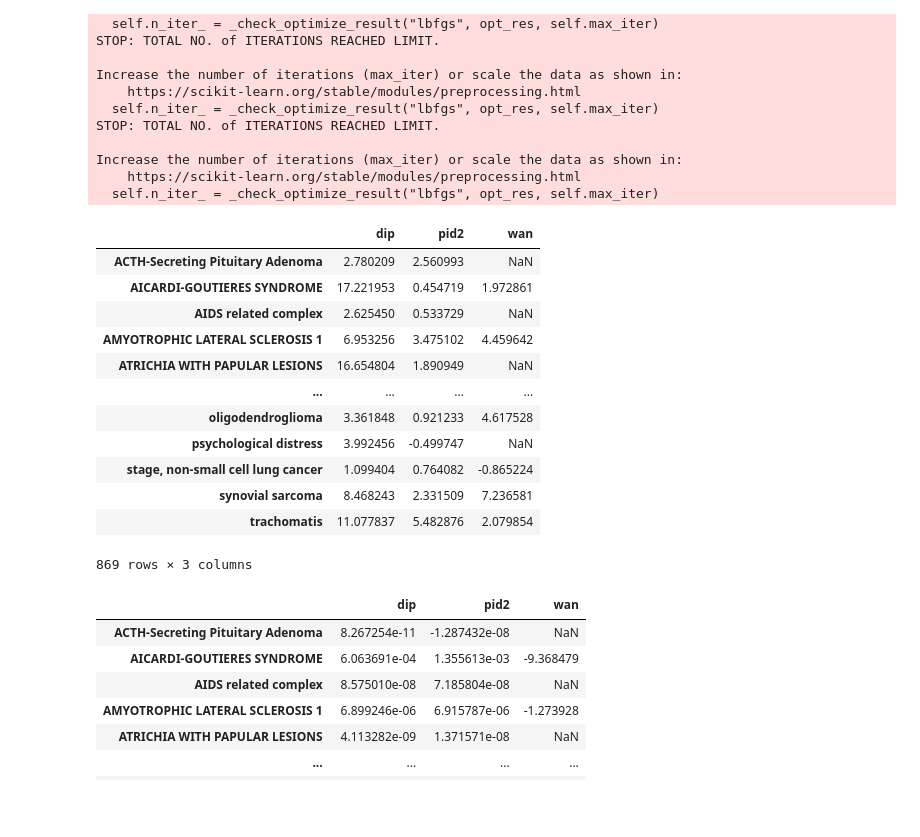
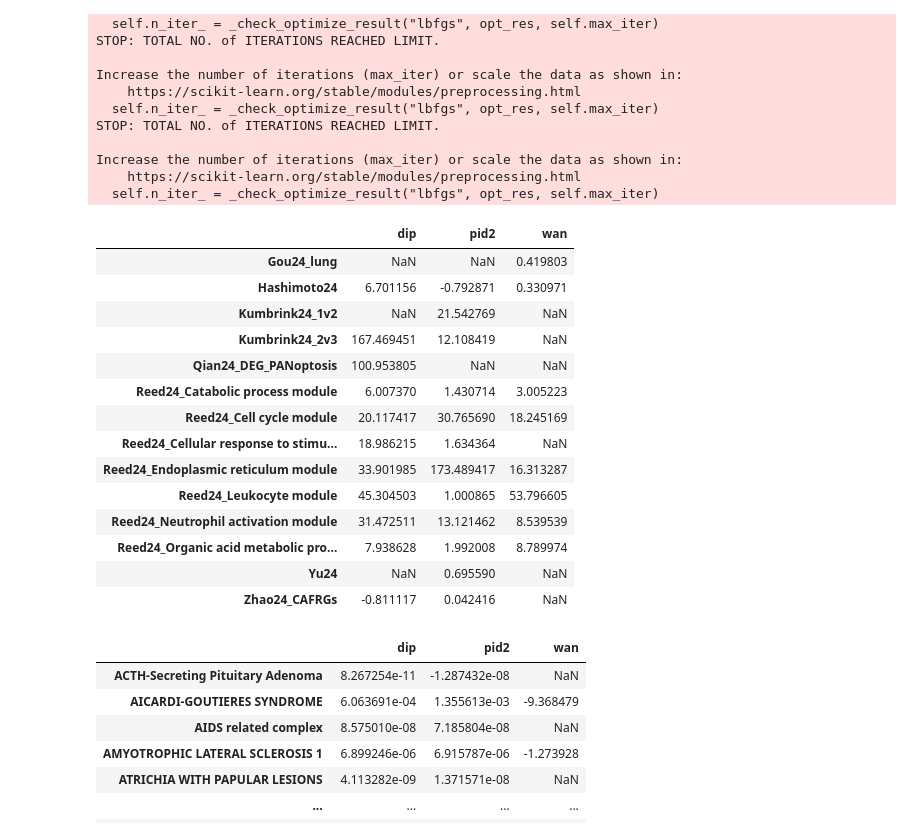
Before and after one commit to sarah-n-wright/Network_Evaluation_Tools, a Jupyter notebook: StateOfTheInteractomes_Notebooks/3_Gene_Set_Recovery.ipynb, the cells around one changed output. Saved outputs shown, nothing was run; the diff lists cells and outputs as text; code cells hidden in the pictures; blank space fills up the shorter version.

```diff
--- a/StateOfTheInteractomes_Notebooks/3_Gene_Set_Recovery.ipynb
+++ b/StateOfTheInteractomes_Notebooks/3_Gene_Set_Recovery.ipynb
@@ -104,21 +104,23 @@ Increase the number of iterations (max_iter) or scale the data as shown in:
     https://scikit-learn.org/stable/modules/preprocessing.html
   self.n_iter_ = _check_optimize_result("lbfgs", opt_res, self.max_iter)
 # %%
-gsr_results.results['Performance']['disgen']
+gsr_results.results['Performance']['exp_genesets']
 # %% [output]
 |  | dip | pid2 | wan |
-| ACTH-Secreting Pituitary Adenoma | 2.780209 | 2.560993 | NaN |
-| AICARDI-GOUTIERES SYNDROME | 17.221953 | 0.454719 | 1.972861 |
-| AIDS related complex | 2.625450 | 0.533729 | NaN |
-| AMYOTROPHIC LATERAL SCLEROSIS 1 | 6.953256 | 3.475102 | 4.459642 |
-| ATRICHIA WITH PAPULAR LESIONS | 16.654804 | 1.890949 | NaN |
-| ... | ... | ... | ... |
-| oligodendroglioma | 3.361848 | 0.921233 | 4.617528 |
-| psychological distress | 3.992456 | -0.499747 | NaN |
-| stage, non-small cell lung cancer | 1.099404 | 0.764082 | -0.865224 |
-| synovial sarcoma | 8.468243 | 2.331509 | 7.236581 |
-| trachomatis | 11.077837 | 5.482876 | 2.079854 |
+| Gou24_lung | NaN | NaN | 0.419803 |
+| Hashimoto24 | 6.701156 | -0.792871 | 0.330971 |
+| Kumbrink24_1v2 | NaN | 21.542769 | NaN |
+| Kumbrink24_2v3 | 167.469451 | 12.108419 | NaN |
+| Qian24_DEG_PANoptosis | 100.953805 | NaN | NaN |
+| Reed24_Catabolic process module | 6.007370 | 1.430714 | 3.005223 |
+| Reed24_Cell cycle module | 20.117417 | 30.765690 | 18.245169 |
+| Reed24_Cellular response to stimu... | 18.986215 | 1.634364 | NaN |
+| Reed24_Endoplasmic reticulum module | 33.901985 | 173.489417 | 16.313287 |
+| Reed24_Leukocyte module | 45.304503 | 1.000865 | 53.796605 |
+| Reed24_Neutrophil activation module | 31.472511 | 13.121462 | 8.539539 |
+| Reed24_Organic acid metabolic pro... | 7.938628 | 1.992008 | 8.789974 |
+| Yu24 | NaN | 0.695590 | NaN |
+| Zhao24_CAFRGs | -0.811117 | 0.042416 | NaN |
-869 rows × 3 columns
 # %%
 gsr_results.results['Performance_SzAdj']['disgen']
 # %% [output]
```
Also changed, not shown: 2 other files.
